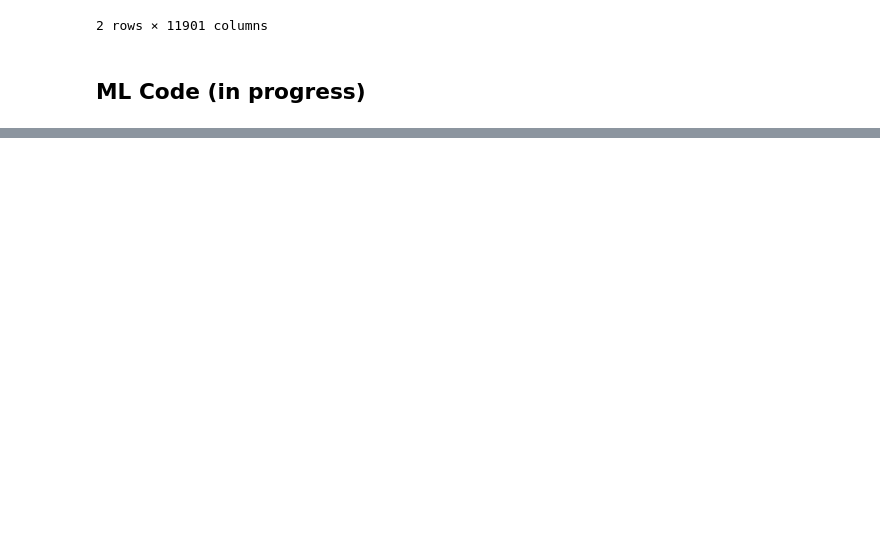
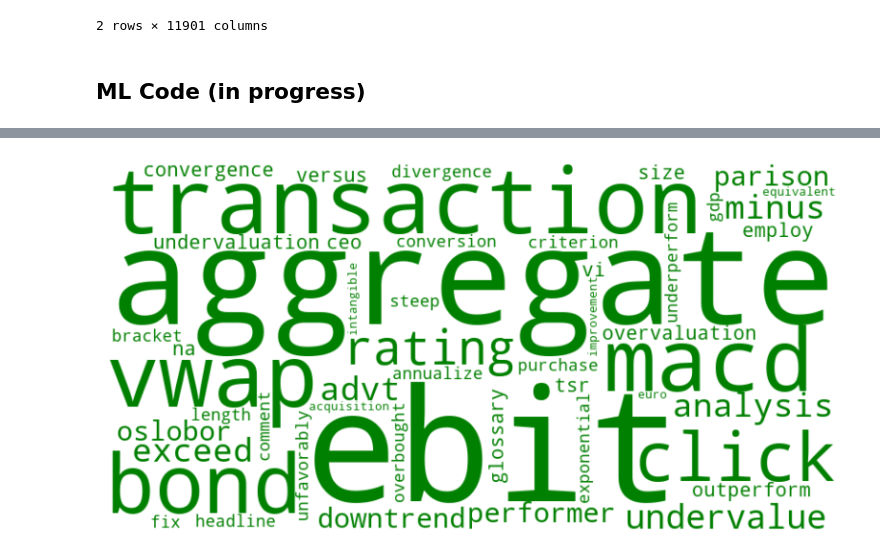
Before and after one commit to LarryLiebovitch/AC4_Spring2024, a Jupyter notebook: initial_script_v1.ipynb, the cells around one changed output, grey strips where cells are left out. Saved outputs shown, nothing was run; the diff lists cells and outputs as text; code cells hidden in the pictures; blank space fills up the shorter version.

```diff
--- a/initial_script_v1.ipynb
+++ b/initial_script_v1.ipynb
@@ -148,0 +2668,14 @@ KeyboardInterrupt:
+# %%
+dict_peace = {}
+n_dict = 50
+n = 0
+
+for f in range(len(features_list[0:50])):
+    #print(f"{f + 1}. feature {features_list[indices[f]]} ({importances[indices[f]]})")
+    #print(X_train[[i]].values[0][0])
+    if X_t[[features_list[indices[f]]]].values[0] != 0:
+        dict_peace[features_list[indices[f]]] = X_t[[features_list[indices[f]]]].values[0][0]
+        n = n + 1
+
+    if n == n_dict:
+        break
@@ -148,0 +2752,22 @@ KeyboardInterrupt:
+# %%
+from wordcloud import WordCloud
+import matplotlib.pyplot as plt
+
+# Display the generated image:
+
+def custom_color_func_peace(word,**kwargs):
+    return 'green'
+
+
+# Generate a word cloud image
+wordcloud = WordCloud(width=800, height=400, background_color='white',
+                      color_func=custom_color_func_peace
+                     ).generate_from_frequencies(dict_peace)
+
+# Display the generated image
+plt.figure(figsize=(10, 5))
+plt.imshow(wordcloud, interpolation='bilinear')
+plt.axis("off")
+plt.show()
+# %% [output]
+[figure, added]
```
Also changed, not shown: parts of 83 cells of this notebook, 11 other files.
